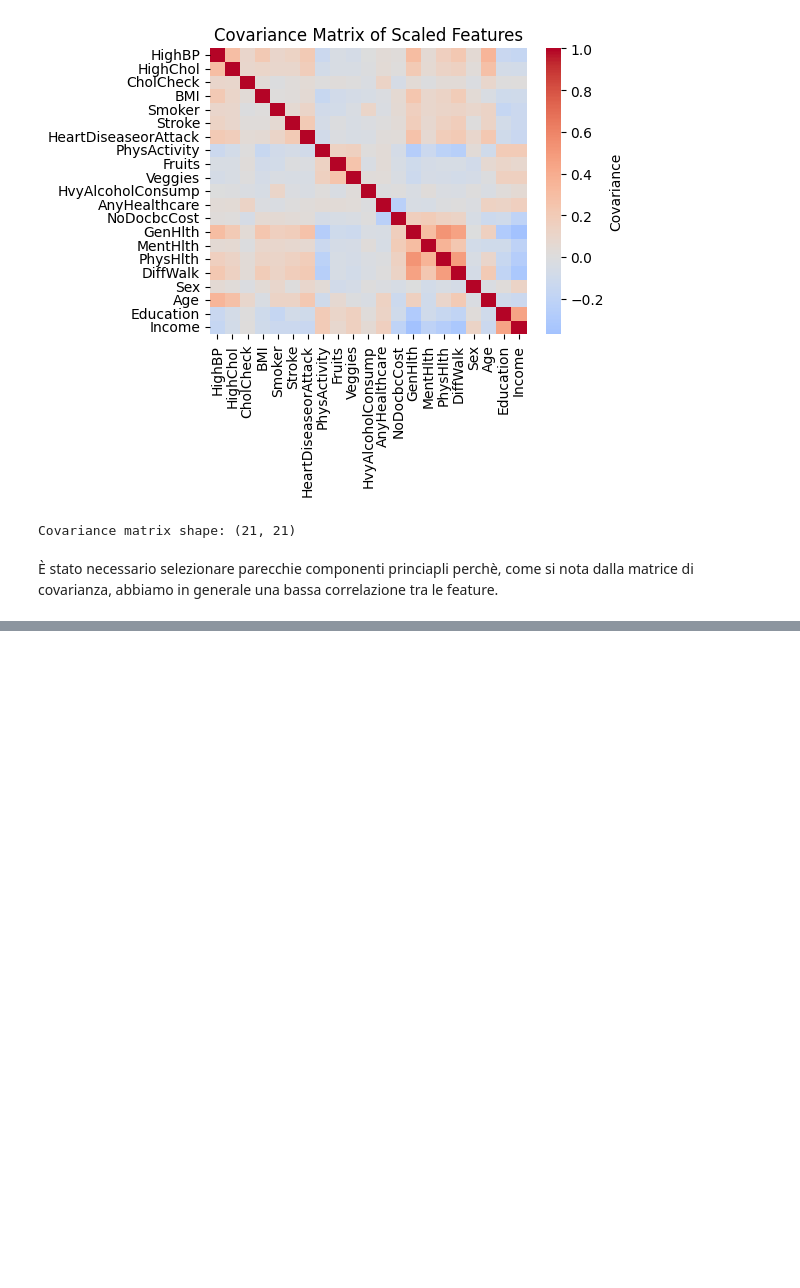
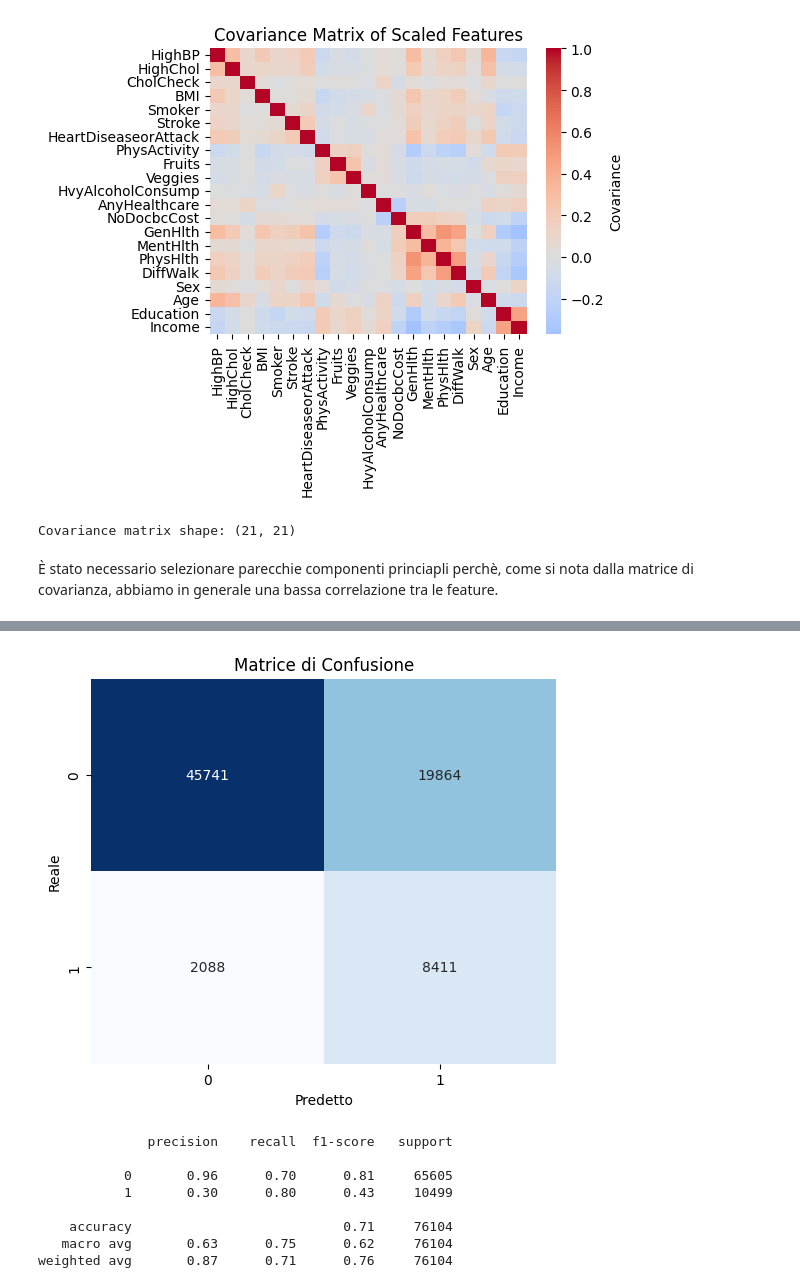
Before and after one commit to mbroglio/ML_25_26, a Jupyter notebook: ML_Project.ipynb, the cells around one changed output, grey strips where cells are left out. Drawn from its saved outputs; the diff is of its cells as text; code cells hidden in the pictures; blank space fills up the shorter version.

```diff
--- a/ML_Project.ipynb
+++ b/ML_Project.ipynb
@@ -196,0 +209,13 @@ Covariance matrix shape: (21, 21)
+# %%
+from sklearn.model_selection import train_test_split
+from keras.models import Sequential
+from keras.layers import Dense
+from keras.optimizers import SGD  # Importiamo l'ottimizzatore SGD
+
+# 1. Preparazione dei Dati
+# Usiamo i dati PCA (X) e il target (y)
+X = pca_data
+y = df['Diabetes_binary']
+
+# Split in Train e Test
+X_train, X_test, y_train, y_test = train_test_split(X, y, test_size=0.3, random_state=42)
@@ -196,0 +356,24 @@ Covariance matrix shape: (21, 21)
+# %%
+from sklearn.metrics import confusion_matrix, classification_report
+import seaborn as sns
+import numpy as np
+
+# Facciamo le previsioni sul test set
+# La rete restituisce probabilità, noi arrotondiamo a 0 o 1
+y_pred_probs = model.predict(X_test)
+y_pred = (y_pred_probs > 0.5).astype("int32")
+
+# Creiamo la matrice di confusione
+cm = confusion_matrix(y_test, y_pred)
+
+# Visualizziamola
+plt.figure(figsize=(6, 5))
+sns.heatmap(cm, annot=True, fmt='d', cmap='Blues', cbar=False)
+plt.xlabel('Predetto')
+plt.ylabel('Reale')
+plt.title('Matrice di Confusione')
+plt.show()
+
+# Stampiamo il report completo (Precision, Recall, F1-Score)
+print(classification_report(y_test, y_pred))
+# %% [output]
@@ -196,0 +381,9 @@ Covariance matrix shape: (21, 21)
+[figure, added]
+              precision    recall  f1-score   support
+
+           0       0.96      0.70      0.81     65605
+           1       0.30      0.80      0.43     10499
+
+    accuracy                           0.71     76104
+   macro avg       0.63      0.75      0.62     76104
+weighted avg       0.87      0.71      0.76     76104
```
Also changed, not shown: parts of 11 cells of this notebook.
